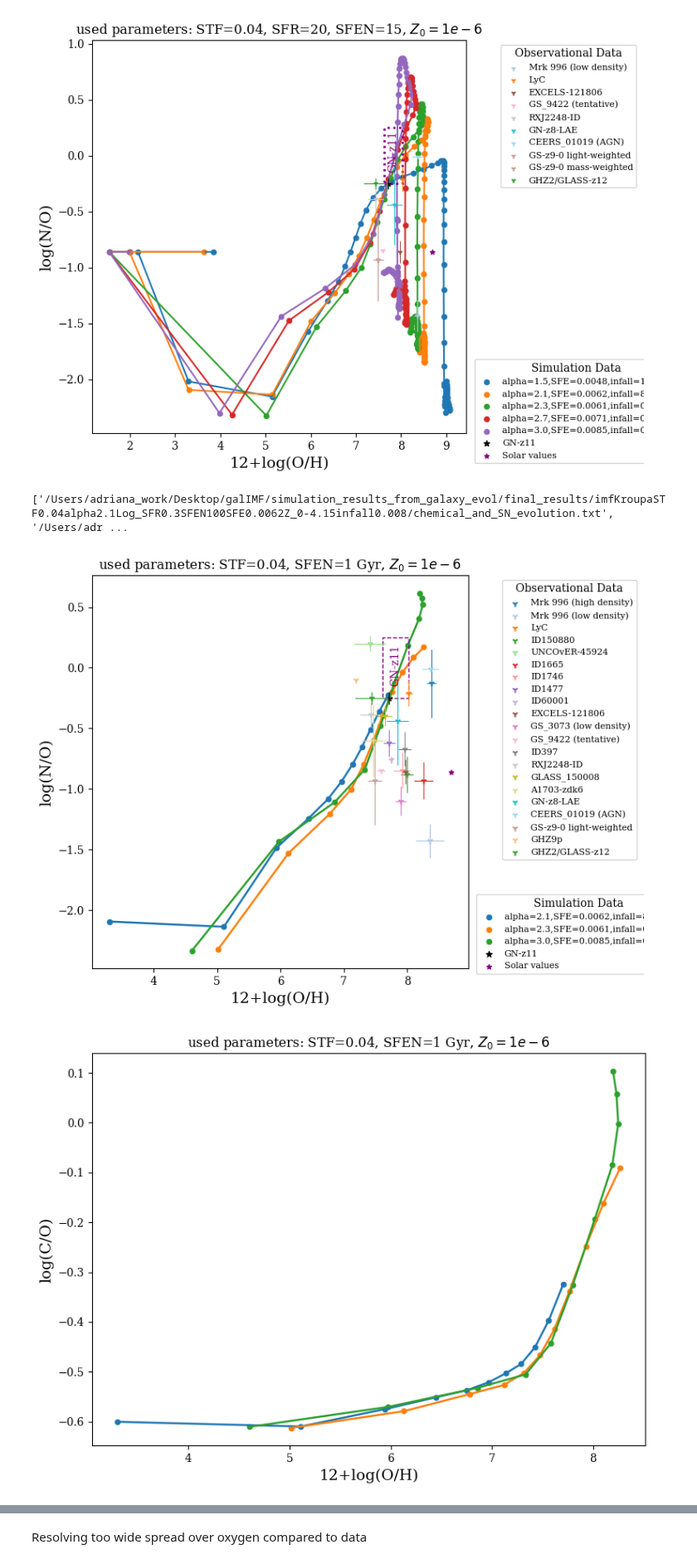
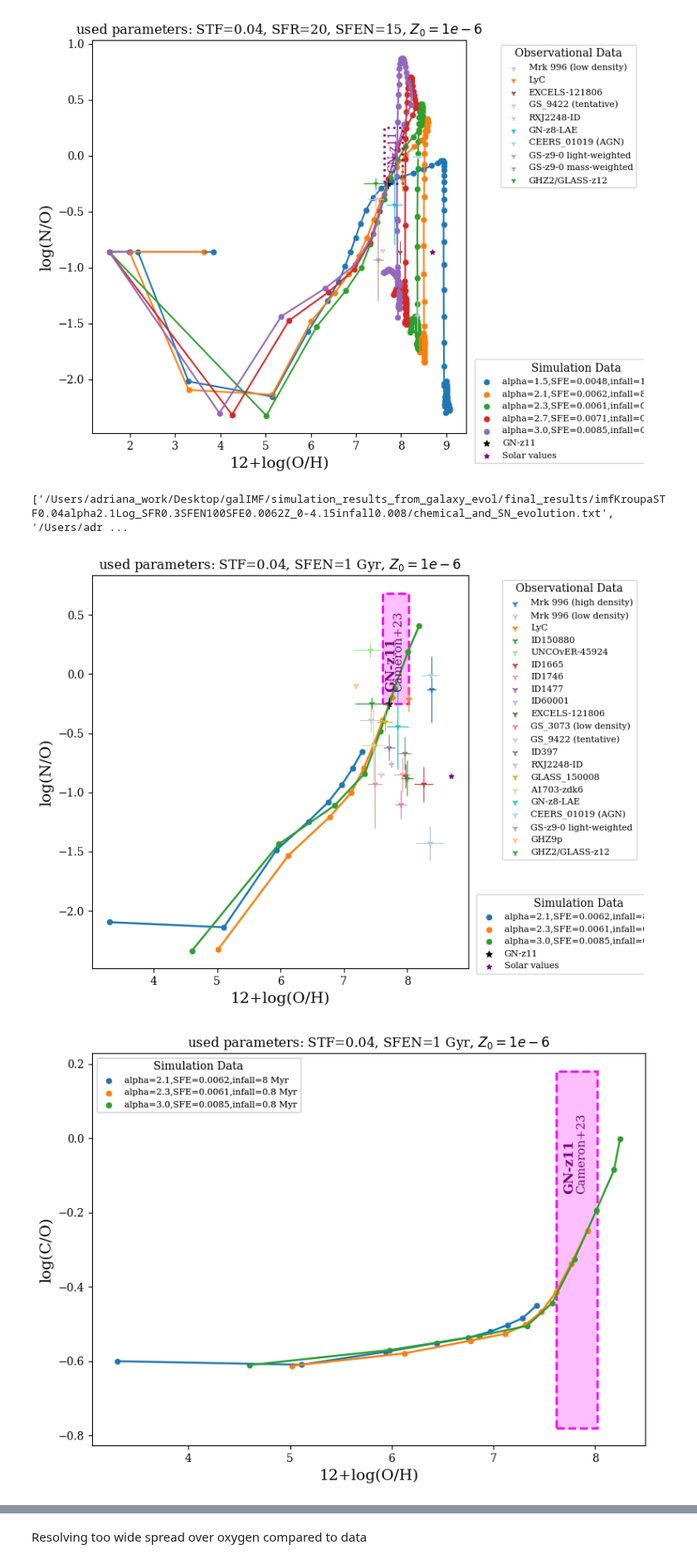
Before and after one commit to bshidvb/galIMF, a Jupyter notebook: plotting/plots_nitrogen_correct.ipynb, the cells around one changed output, grey strips where cells are left out. Shown at 83% size. Drawn from its saved outputs; the diff is of its cells as text; code cells hidden in the pictures.

Commit message:
Created plots for new N+C solutions with M300 yields

```diff
--- a/plotting/plots_nitrogen_correct.ipynb
+++ b/plotting/plots_nitrogen_correct.ipynb
@@ -138,12 +138,18 @@ def plot_Bekki_comparison():
     # plt.plot(BlogOHa235, BlogNOa235, color='crimson', lw=1, label='Bekki, $\\alpha=2.35$', linestyle='--')
     # plt.plot(BlogOHdwarf, BlogNOdwarf, color='darkmagenta', lw=1, label='Bekki, dwarf', linestyle='-.')
     xmin, xmax = 7.62, 8.02
-    ymin, ymax = -0.25, 0.25
+    ymin, ymax = -0.25, 0.68
     rect = patches.Rectangle((xmin, ymin), xmax-xmin, ymax-ymin,
-                        linewidth=1, edgecolor='purple', facecolor='none', linestyle='--', zorder=2)
+                         linewidth=2, facecolor='magenta',
+                         alpha=0.25, zorder=0)
     plt.gca().add_patch(rect)
+    rect1 = patches.Rectangle((xmin, ymin), xmax-xmin, ymax-ymin,
+                         linewidth=2, edgecolor='magenta', facecolor='none',
+                         alpha=1, linestyle='--', zorder=0)
+    plt.gca().add_patch(rect1)
     # plt.plot([7.82, 7.92], [-0.25, 0.25], color='purple', linestyle=':', linewidth=2, marker=None)
-    plt.text(7.82, - 0.25 + 0.1, 'GN-z11', color='purple', ha='center', va='bottom', fontsize=10, rotation=90)
+    plt.text(7.75, - 0.25 + 0.1, 'GN-z11', color='purple', ha='center', va='bottom', fontsize=12, rotation=90, weight="bold")
+    plt.text(7.87, - 0.25 + 0.1, 'Cameron+23', color='purple', ha='center', va='bottom', fontsize=11, rotation=90)
     # plt.scatter(7.84, -0.38, color='black', label='GN-z11', s=30, marker='*') # from Senchyna23 https://arxiv.org/pdf/2303.04179 (gas + dust)
     plt.scatter(7.71, -0.25, color='black', label='GN-z11', s=30, marker='*') # gas-phase only (Senchyna23)
     plt.errorbar(7.71, -0.25, 0.05, 0.05, fmt='none', elinewidth=0.8, ecolor='black', zorder=2)
@@ -153,6 +159,21 @@ def plot_Bekki_comparison():
     # ay = plt.gca()
     # ay.axvline(8.696, color='red', linestyle='-.', linewidth=0.8)
     # plt.scatter(7.91, -0.2, color='red', label='GN-z11', s=30, marker='*')
+
+def plot_carbon_data():
+    xmin, xmax = 7.62, 8.02
+    ymin, ymax = -0.78, 0.18
+    rect = patches.Rectangle((xmin, ymin), xmax-xmin, ymax-ymin,
+                         linewidth=2, facecolor='magenta',
+                         alpha=0.25, zorder=0)
+    plt.gca().add_patch(rect)
+    rect1 = patches.Rectangle((xmin, ymin), xmax-xmin, ymax-ymin,
+                         linewidth=2, edgecolor='magenta', facecolor='none',
+                         alpha=1, linestyle='--', zorder=0)
+    plt.gca().add_patch(rect1)
+    # plt.plot([7.82, 7.92], [-0.25, 0.25], color='purple', linestyle=':', linewidth=2, marker=None)
+    plt.text(7.75, - 0.25 + 0.1, 'GN-z11', color='purple', ha='center', va='bottom', fontsize=12, rotation=90, weight="bold")
+    plt.text(7.87, - 0.25 + 0.1, 'Cameron+23', color='purple', ha='center', va='bottom', fontsize=11, rotation=90)
 
 def plot_evolution_track_difference(file_paths, index_x, index_y):
     assert len(file_paths) == 2
@@ -229,8 +250,9 @@ def plot_CO_OH_comparison(file_paths, labels, index_x, index_y, title, filename)
     plt.xlabel('12+log(O/H)', fontsize=14)
     plt.ylabel('log(C/O)', fontsize=14)
     plt.title(title, fontsize=12)
+    plot_carbon_data()
     #lgd2 = plt.legend(bbox_to_anchor=(1.04, 0.5), loc="center left", borderaxespad=0)
-    lgd2 = plt.legend(bbox_to_anchor=(1.01, 0.2), loc='upper left', fontsize=8, title="Simulation Data")
+    lgd2 = plt.legend(fontsize=8, title="Simulation Data")
     plt.gca().add_artist(lgd2)
     # lgd_obs = plot_high_redshift_gal_data()
     # plt.gca().add_artist(lgd_obs)
@@ -588,32 +610,32 @@ plot_NO_OH_comparison(
 # %%
 #file_paths = glob.glob("./simulation_results_from_galaxy_evol/final_results/imfKroupaSTF0.04alpha2.7Log_SFR1.3SFEN100SFE0.0071Z_0-4.15infall*/chemical_and_SN_evolution.txt")
 #file_paths = glob.glob("./simulation_results_from_galaxy_evol/final_results/imfKroupaSTF0.04alpha1.5Log_SFR1.3SFEN100SFE0.0048Z_0-4.15infall0.011/chemical_and_SN_evolution.txt")
 file_paths = glob.glob("/Users/adriana_work/Desktop/galIMF/simulation_results_from_galaxy_evol/final_results/imfKroupaSTF0.04alpha2.1Log_SFR0.3SFEN100SFE0.0062Z_0-4.15infall0.008/chemical_and_SN_evolution.txt")
 file_paths += glob.glob("/Users/adriana_work/Desktop/galIMF/simulation_results_from_galaxy_evol/final_results/imfKroupaSTF0.04alpha2.3Log_SFR0.2SFEN100SFE0.0061Z_0-4.15infall0.0008/chemical_and_SN_evolution.txt")
 file_paths += glob.glob("/Users/adriana_work/Desktop/galIMF/simulation_results_from_galaxy_evol/final_results/imfKroupaSTF0.02alpha3.0Log_SFR-0.3SFEN100SFE0.0085Z_0-4.15infall0.0008/chemical_and_SN_evolution.txt")
 print(file_paths)
 labels = ['alpha=3.0,SFE=0.0085,infall=0.8 Myr', 'alpha=2.1,SFE=0.0062,infall=8 Myr', 'alpha=2.3,SFE=0.0061,infall=0.8 Myr']
 labels.sort()
 plot_NO_OH_comparison(
     file_paths,
     labels=labels,
     index_x=2,
-    index_y=13,
+    index_y=10,
     title='used parameters: STF=0.04, SFEN=1 Gyr, $Z_0=1e-6$',
     filename='/Users/adriana_work/Desktop/galIMF/figs/galevo/phd_applications-plot.png',
     evolution_track_difference=None,
 )
 plot_CO_OH_comparison(
     file_paths,
     labels=labels,
     index_x=2,
-    index_y=13,
+    index_y=11,
     title='used parameters: STF=0.04, SFEN=1 Gyr, $Z_0=1e-6$',
     filename='/Users/adriana_work/Desktop/galIMF/figs/galevo/phd_applications-CO-OH-plot.png',
 )
 
 #outflow=150, 100, 100, 100, 90
 # %% [output]
 ['/Users/adriana_work/Desktop/galIMF/simulation_results_from_galaxy_evol/final_results/imfKroupaSTF0.04alpha2.1Log_SFR0.3SFEN100SFE0.0062Z_0-4.15infall0.008/chemical_and_SN_evolution.txt', '/Users/adr ...
-[figure, old version]
+[figure, new version]
-[figure, old version]
+[figure, new version]
```
Also changed, not shown: parts of 2 cells of this notebook, 2 other files.
